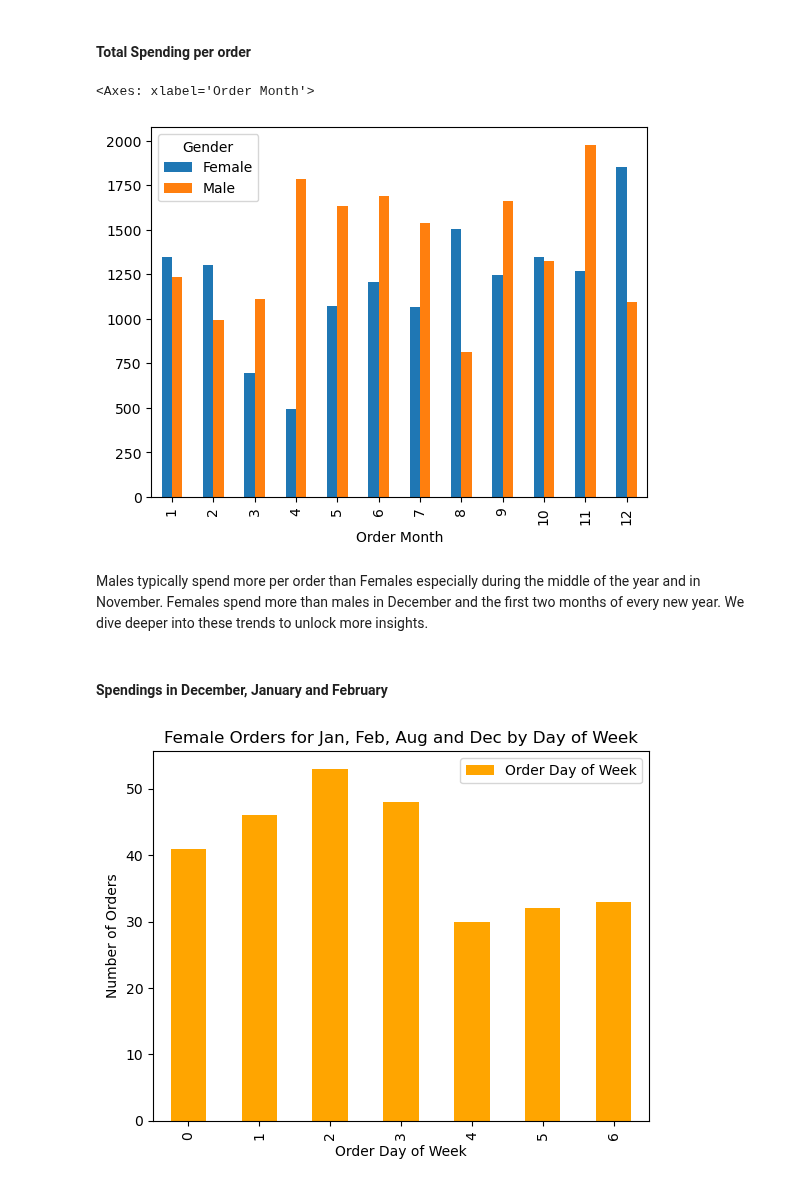
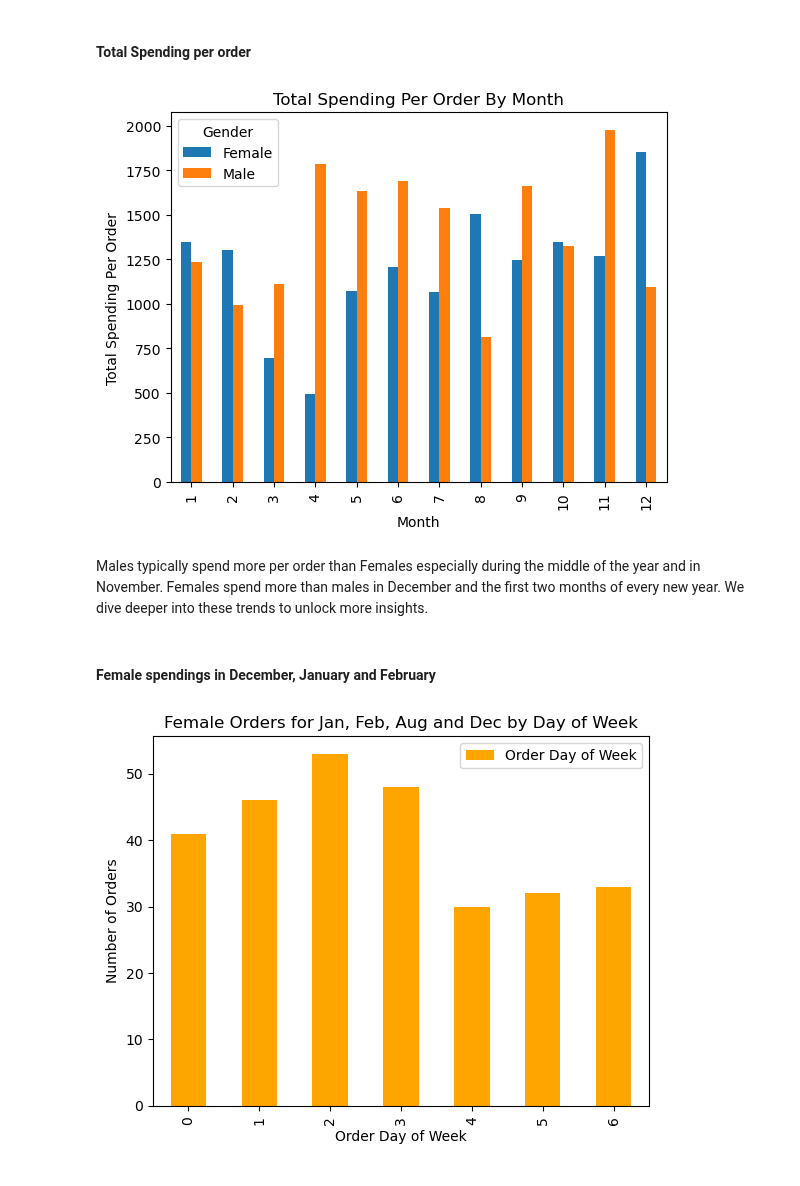
Before and after one commit to Mohammed-Hanan-Othman/ecommerce-sales-analysis, a Jupyter notebook: notebooks/1.customer_behaviour_analysis.ipynb, the cells around one changed output. Cells and saved outputs as stored; diff of their text form; code cells hidden in the pictures.

```diff
--- a/notebooks/1.customer_behaviour_analysis.ipynb
+++ b/notebooks/1.customer_behaviour_analysis.ipynb
@@ -202,20 +200,23 @@ Mid-Age and Older Adults order similar quantities of products only in January an
 # %%
 fields= ["Order Date",  "Gender", "Shipping Fee", "Total Price Calc", "Order Month"]
 spo = df[fields].copy()
 spo["Total"] = spo["Total Price Calc"] + spo["Shipping Fee"]
 
 # Obtain average spending per order by Gender
 avg_spo = spo.groupby(["Order Month", "Gender"])["Total"].mean().unstack()
 # .set_index("Order Month")
 avg_spo.head()
 avg_spo.plot(kind="bar")
+plt.xlabel("Month")
+plt.ylabel("Total Spending Per Order")
+plt.title("Total Spending Per Order By Month")
+plt.show()
 # %% [output]
-<Axes: xlabel='Order Month'>
-[figure, old version]
+[figure, new version]
 # %% [markdown]
 Males typically spend more per order than Females especially during the middle of the year and in November. Females spend more than males in December and the first two months of every new year. We dive deeper into these trends to unlock more insights.
 # %% [markdown]
-#### Spendings in December, January and February
+#### Female spendings in December, January and February
 # %%
 # Obtain info for December, January, February and August
 mask_month = df["Order Month"].isin([1, 2, 8, 12])
```
Also changed, not shown: parts of 19 cells of this notebook.
